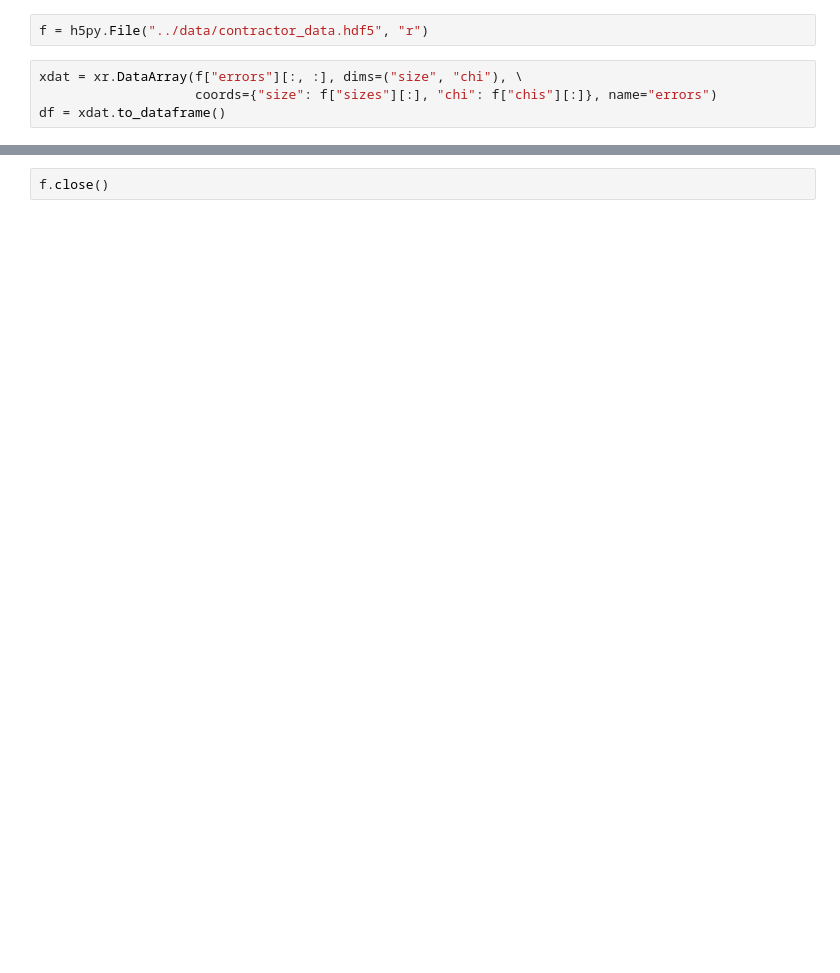
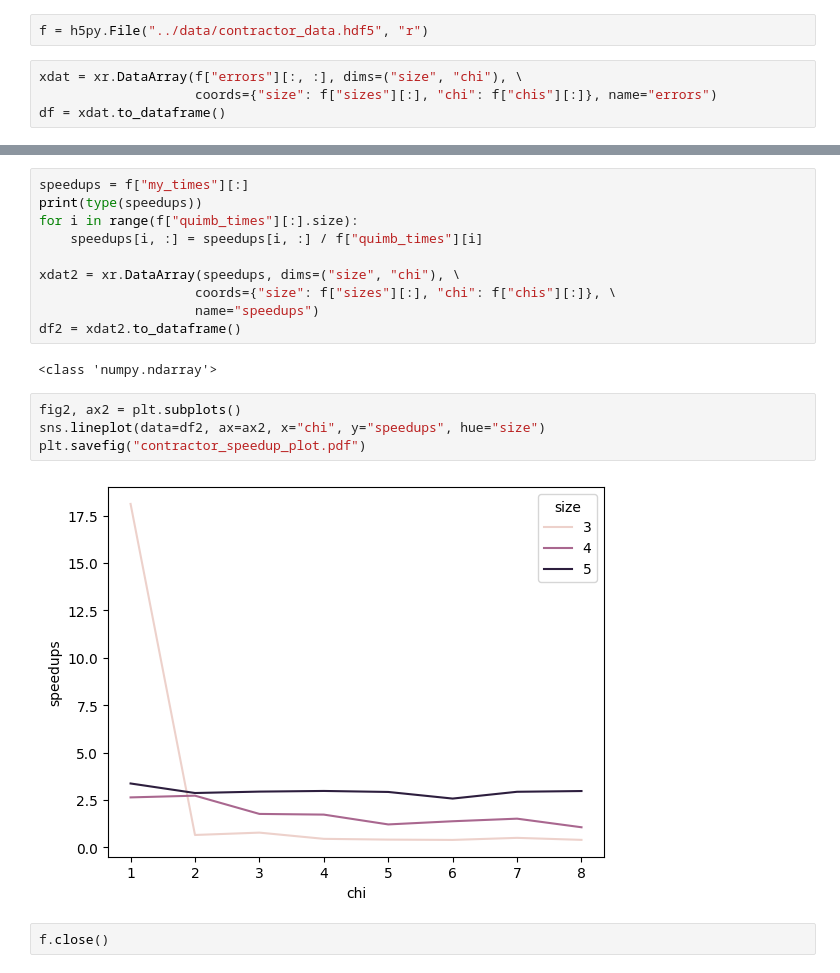
Before and after one commit to bdalfavero/decoder, a Jupyter notebook: scripts/contractor_plot.ipynb, the cells around one changed output, grey strips where cells are left out. Cells and saved outputs as stored; diff of their text form; blank space fills up the shorter version.

Commit message:
Added measure of speedup. My contractor is slower

```diff
--- a/scripts/contractor_plot.ipynb
+++ b/scripts/contractor_plot.ipynb
@@ -19,2 +20,20 @@ sns.lineplot(data=df, x="chi", y="errors", markers=["."], hue="size")
+# %%
+speedups = f["my_times"][:]
+print(type(speedups))
+for i in range(f["quimb_times"][:].size):
+    speedups[i, :] = speedups[i, :] / f["quimb_times"][i]
+
+xdat2 = xr.DataArray(speedups, dims=("size", "chi"), \
+                    coords={"size": f["sizes"][:], "chi": f["chis"][:]}, \
+                    name="speedups")
+df2 = xdat2.to_dataframe()
+# %% [output]
+<class 'numpy.ndarray'>
+# %%
+fig2, ax2 = plt.subplots()
+sns.lineplot(data=df2, ax=ax2, x="chi", y="speedups", hue="size")
+plt.savefig("contractor_speedup_plot.pdf")
+# %% [output]
+[figure, added]
 # %%
 f.close()
```
Also changed, not shown: parts of 2 cells of this notebook, 1 other file.
